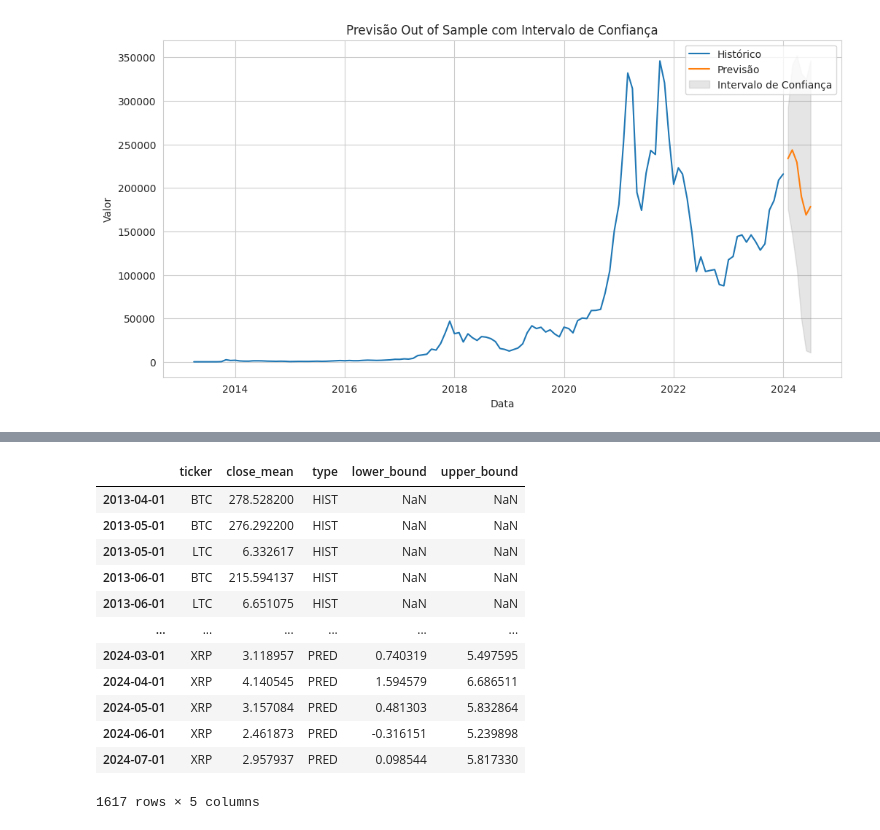
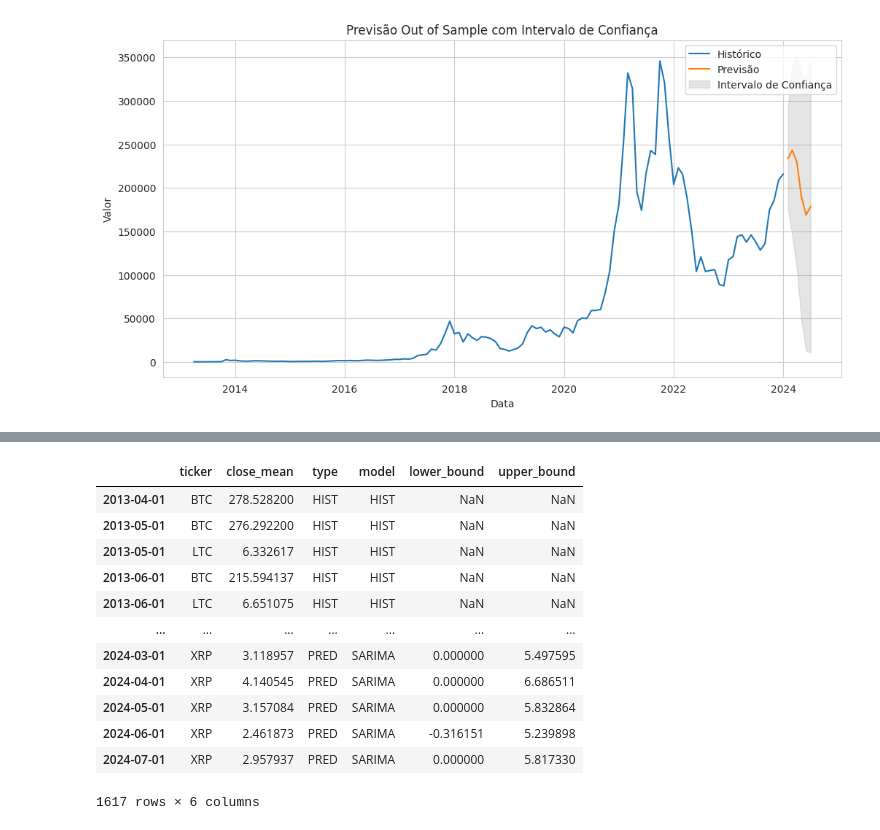
Before and after one commit to k3ybladewielder/crypto_forecast, a Jupyter notebook: notebooks/crypto_forecast.ipynb, the cells around one changed output, grey strips where cells are left out. Cells and saved outputs as stored; diff of their text form; code cells hidden in the pictures.

```diff
--- a/notebooks/crypto_forecast.ipynb
+++ b/notebooks/crypto_forecast.ipynb
@@ -242,3 +524,7 @@ df.head()
 | 2013-06-01 | 0.0 | 0.0 | 0.0 | 0.0 | 215.594137 | 0.0 | 0.0 | 0.0 | 0.0 | 0.0 | 0.0 | ... |
 | 2013-07-01 | 0.0 | 0.0 | 0.0 | 0.0 | 241.503268 | 0.0 | 0.0 | 0.0 | 0.0 | 0.0 | 0.0 | ... |
 | 2013-08-01 | 0.0 | 0.0 | 0.0 | 0.0 | 322.417250 | 0.0 | 0.0 | 0.0 | 0.0 | 0.0 | 0.0 | ... |
+# %%
+for ticker in df_month_mean["ticker"].unique():
+  df_temp = df_month_mean[df_month_mean["ticker"] == ticker]
+  print(f"ticker: {ticker}, shape: {df_temp.shape[0]}")
@@ -694,3 +1044,33 @@ best_params_dict
  'USDC': {'best_order': [1, 0, 0], 'best_seasonal_order': [3, 1, 0, 12]},
  'USDT': {'best_order': [1, 0, 0], 'best_seasonal_order': [3, 1, 2, 12]},
  'XRP': {'best_order': [1, 0, 1], 'best_seasonal_order': [3, 1, 0, 12]}}
+# %%
+import json
+
+def carregar_dicionario_params(caminho_arquivo):
+    """
+    Carrega um dicionário a partir de um arquivo JSON.
+
+    Parameters:
+    - caminho_arquivo (str): O caminho para o arquivo JSON a ser carregado.
+
+    Returns:
+    - dict: O dicionário carregado a partir do arquivo JSON.
+
+    Example:
+    >>> best_params_dict = carregar_dicionario("../content/drive/MyDrive/01 - Projetos/crypto_forecast/gold/df_gold.parquet")
+    >>> print(best_params_dict)
+    {'BTC': {'best_order': (1, 1, 1), 'best_seasonal_order': (0, 1, 1, 12)}, ...}
+    """
+    with open(caminho_arquivo, 'r') as arquivo:
+        dicionario_carregado = json.load(arquivo)
+
+    return dicionario_carregado
+
+# exemplo
+gold_save_path = "../content/drive/MyDrive/01 - Projetos/crypto_forecast/gold/"
+filename = "best_params_dict.json"
+gold_save_path = gold_save_path + filename
+best_params_dict = {}
+best_params_dict = carregar_dicionario_params(gold_save_path)
+best_params_dict
@@ -726,7 +1127,7 @@ BEST_ORDER, BEST_SEASONAL_ORDER
 ([1, 0, 1], [1, 1, 1, 12])
 # %%
 from statsmodels.tsa.statespace.sarimax import SARIMAX
-
+target = "BTC"
 BEST_ORDER = best_params_dict["BTC"]["best_order"]
 BEST_SEASONAL_ORDER = best_params_dict["BTC"]["best_seasonal_order"]
 n_periods_out_of_sample = 6
@@ -820,5 +1206,0 @@ ValueError: either both or neither of x and y should be given
-# %%
-fs_df
-
-fs_df["lower_bound"] = np.where(fs_lower_bound.values < 0, 0)
-fs_df["lower_bound"].min()
@@ -827,16 +1278,17 @@ ValueError: either both or neither of x and y should be given
 # %%
-df_forecast.append(fs_df)
+df_forecast_results = df_forecast.append(fs_df)
+df_forecast_results
 # %% [output]
-|  | ticker | close_mean | type | lower_bound | upper_bound |
-| 2013-04-01 | BTC | 278.528200 | HIST | NaN | NaN |
-| 2013-05-01 | BTC | 276.292200 | HIST | NaN | NaN |
-| 2013-05-01 | LTC | 6.332617 | HIST | NaN | NaN |
-| 2013-06-01 | BTC | 215.594137 | HIST | NaN | NaN |
-| 2013-06-01 | LTC | 6.651075 | HIST | NaN | NaN |
-| ... | ... | ... | ... | ... | ... |
-| 2024-03-01 | XRP | 3.118957 | PRED | 0.740319 | 5.497595 |
-| 2024-04-01 | XRP | 4.140545 | PRED | 1.594579 | 6.686511 |
-| 2024-05-01 | XRP | 3.157084 | PRED | 0.481303 | 5.832864 |
-| 2024-06-01 | XRP | 2.461873 | PRED | -0.316151 | 5.239898 |
-| 2024-07-01 | XRP | 2.957937 | PRED | 0.098544 | 5.817330 |
+|  | ticker | close_mean | type | model | lower_bound | upper_bound |
+| 2013-04-01 | BTC | 278.528200 | HIST | HIST | NaN | NaN |
+| 2013-05-01 | BTC | 276.292200 | HIST | HIST | NaN | NaN |
+| 2013-05-01 | LTC | 6.332617 | HIST | HIST | NaN | NaN |
+| 2013-06-01 | BTC | 215.594137 | HIST | HIST | NaN | NaN |
+| 2013-06-01 | LTC | 6.651075 | HIST | HIST | NaN | NaN |
+| ... | ... | ... | ... | ... | ... | ... |
+| 2024-03-01 | XRP | 3.118957 | PRED | SARIMA | 0.000000 | 5.497595 |
+| 2024-04-01 | XRP | 4.140545 | PRED | SARIMA | 0.000000 | 6.686511 |
+| 2024-05-01 | XRP | 3.157084 | PRED | SARIMA | 0.000000 | 5.832864 |
+| 2024-06-01 | XRP | 2.461873 | PRED | SARIMA | -0.316151 | 5.239898 |
+| 2024-07-01 | XRP | 2.957937 | PRED | SARIMA | 0.000000 | 5.817330 |
-1617 rows × 5 columns
+1617 rows × 6 columns
```
Also changed, not shown: parts of 45 cells of this notebook.
